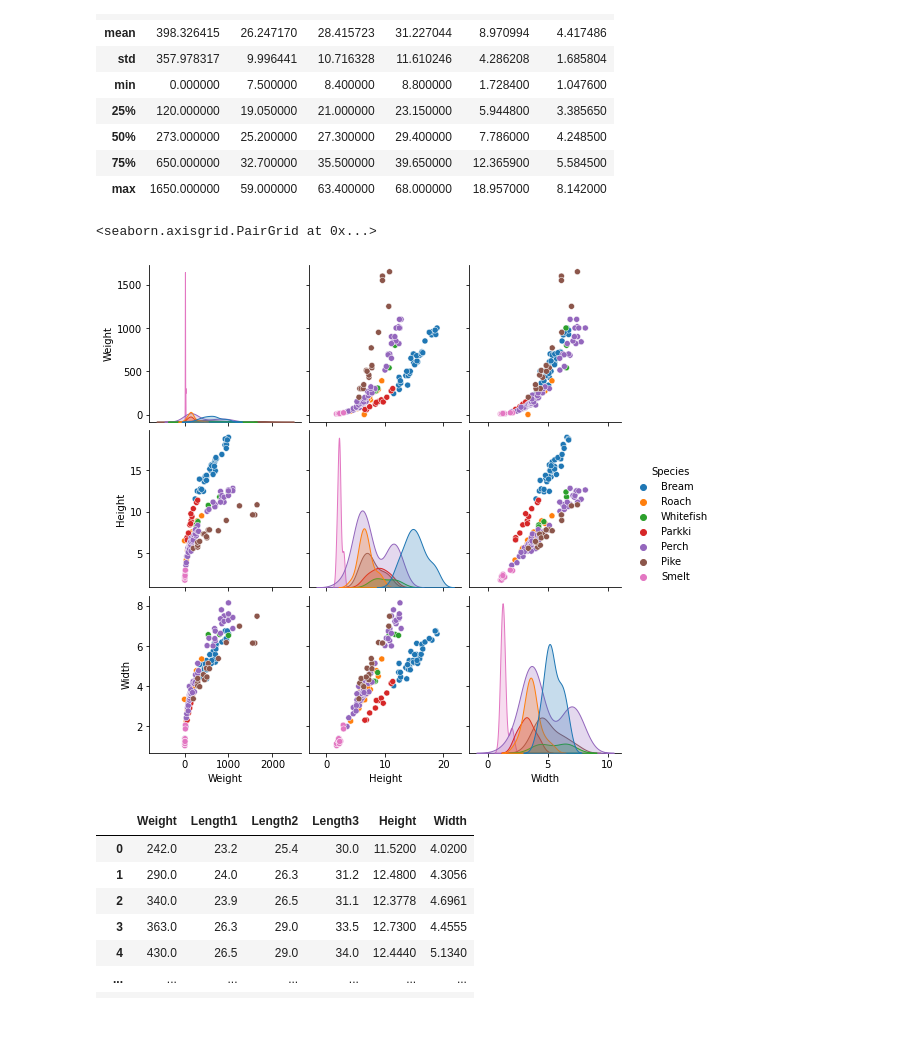
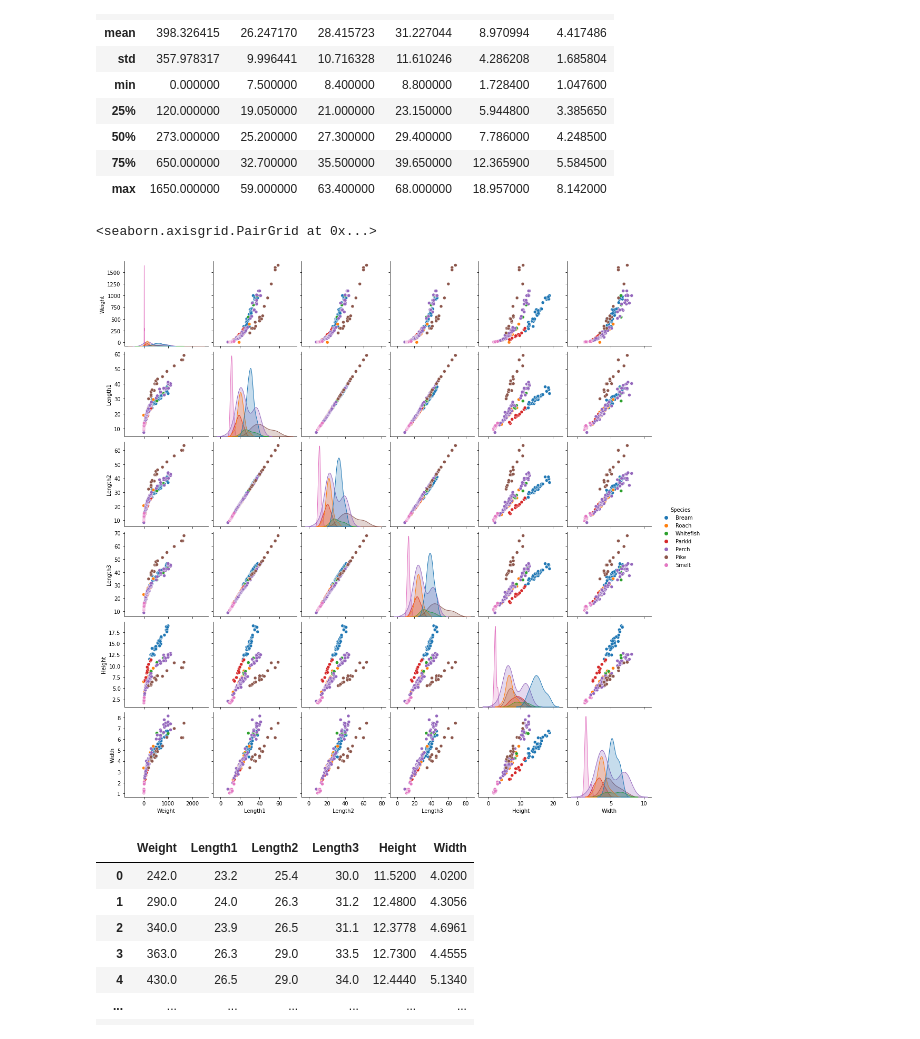
Before and after one commit to Meet200/Machine_Learning-, a Jupyter notebook: Logistic_regression_Fish_Market.ipynb, the cells around one changed output. Drawn from its saved outputs; the diff is of its cells as text; code cells hidden in the pictures.

```diff
--- a/Logistic_regression_Fish_Market.ipynb
+++ b/Logistic_regression_Fish_Market.ipynb
@@ -62,7 +62,7 @@ dataset.describe()
 # %%
 # ploting graph to visulize data
 import seaborn as sns
-sns.pairplot(dataset2, kind = 'scatter', hue = 'Species')
+sns.pairplot(dataset, kind = 'scatter', hue = 'Species')
 # %% [output]
 <seaborn.axisgrid.PairGrid at 0x...>
-[figure, old version]
+[figure, new version]
```
Also changed, not shown: parts of 3 cells of this notebook.
